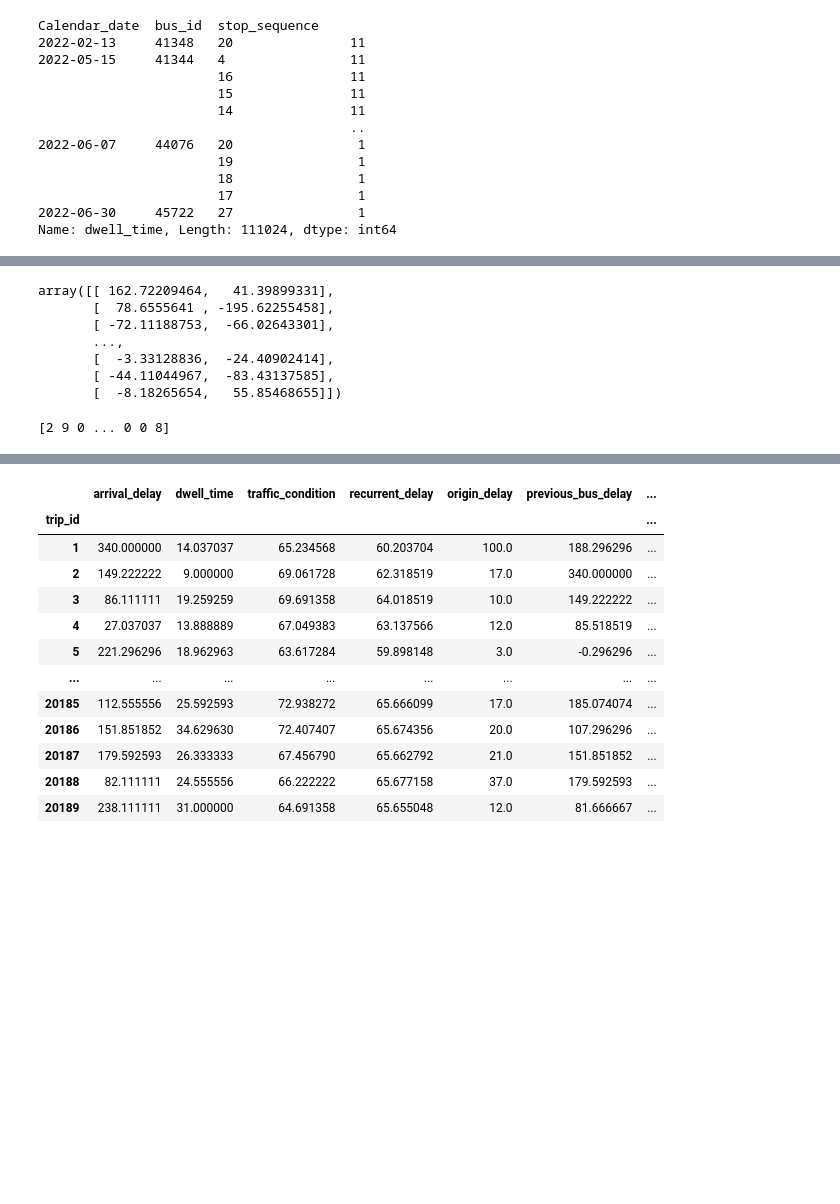
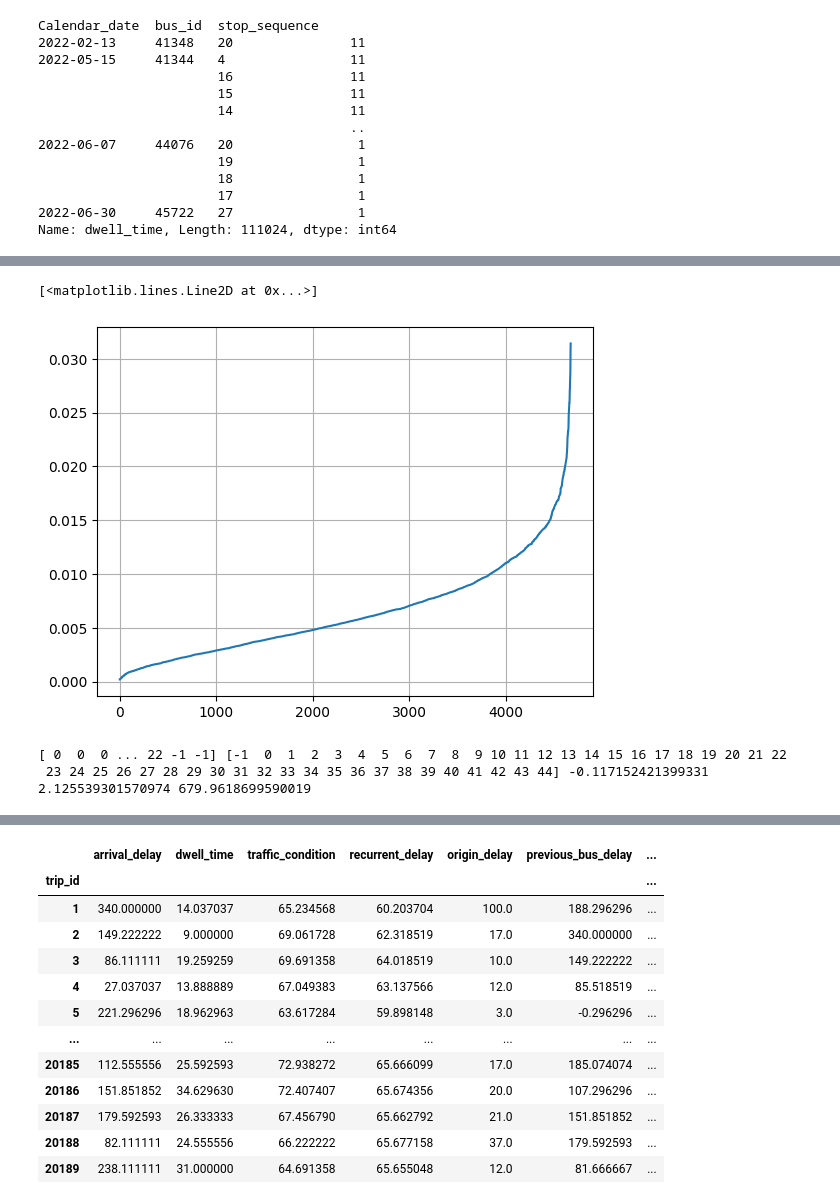
Before and after one commit to Fmazin/AI_Project, a Jupyter notebook: code/main_project_flow.ipynb, the cells around one changed output, grey strips where cells are left out. Saved outputs shown, nothing was run; the diff lists cells and outputs as text; code cells hidden in the pictures; blank space fills up the shorter version.

```diff
--- a/code/main_project_flow.ipynb
+++ b/code/main_project_flow.ipynb
@@ -140,29 +146,39 @@ from sklearn import preprocessing
-# %%
-x
-# %% [output]
-array([[ 162.72209464,   41.39899331],
-       [  78.6555641 , -195.62255458],
-       [ -72.11188753,  -66.02643301],
-       ...,
-       [  -3.33128836,  -24.40902414],
-       [ -44.11044967,  -83.43137585],
-       [  -8.18265654,   55.85468655]])
+# %%
+from sklearn.neighbors import NearestNeighbors
+
+neighbors = NearestNeighbors(n_neighbors=4)
+neighbors_fit = neighbors.fit(x)
+distances, indices = neighbors_fit.kneighbors(x)
+
+distances = np.sort(distances, axis=0)
+distances = distances[:,1]
+plt.figure()
+""" plt.xlim(4400,4671)
+plt.ylim(0, 0.5) """
+plt.grid(True)
+plt.plot(distances)
+# %% [output]
+[<matplotlib.lines.Line2D at 0x...>]
+[figure, added]
 # %%
 # BELOW lines enables you to comment in and out clustering method you want to use note that GMM have different ouput and thus labels are extracted differently
-clusters = KMeans(n_clusters=7, random_state=0, n_init="auto")# check the parameters at https://scikit-learn.org/stable/modules/generated/sklearn.cluster.KMeans.html
-clusters.fit(x)
+#clusters = KMeans(n_clusters=7, random_state=0, n_init="auto")# check the parameters at https://scikit-learn.org/stable/modules/generated/sklearn.cluster.KMeans.html
+#clusters.fit(x)
 #clusters = AgglomerativeClustering(n_clusters=n_clusters,metric='euclidean', linkage='ward').fit(vectorized_day_dataset_no_nans) # check the parameters at https://scikit-learn.org/stable/modules/generated/sklearn.cluster.AgglomerativeClustering.html
-#clusters = DBSCAN(eps=500, min_samples = 2).fit(vectorized_day_dataset_no_nans) # check the parameters at https://scikit-learn.org/stable/modules/generated/sklearn.cluster.DBSCAN.html
+clusters = DBSCAN(eps=0.021, min_samples=6).fit(x) # check the parameters at https://scikit-learn.org/stable/modules/generated/sklearn.cluster.DBSCAN.html
+#clusters = OPTICS(min_samples=8, max_eps=0.018, cluster_method='dbscan').fit(x) #OPTICS is not it
+#clusters = SpectralClustering(n_clusters=3).fit(x)
 
 if clusters is not None:
  cluster_labels = clusters.labels_
 
-#cluster_labels = GaussianMixture(n_components=n_clusters).fit(vectorized_day_dataset_no_nans).predict(vectorized_day_dataset_no_nans) #check the parameters at  https://scikit-learn.org/stable/auto_examples/mixture/plot_gmm_init.html#sphx-glr-auto-examples-mixture-plot-gmm-init-py
+#cluster_labels = GaussianMixture(n_components=3).fit(x).predict(x) #check the parameters at  https://scikit-learn.org/stable/auto_examples/mixture/plot_gmm_init.html#sphx-glr-auto-examples-mixture-plot-gmm-init-py
 
 
-print(cluster_labels)
+print(cluster_labels, np.unique(cluster_labels), silhouette_score(x, cluster_labels), davies_bouldin_score(x,cluster_labels), calinski_harabasz_score(x, cluster_labels))
 # %% [output]
-[2 9 0 ... 0 0 8]
+[ 0  0  0 ... 22 -1 -1] [-1  0  1  2  3  4  5  6  7  8  9 10 11 12 13 14 15 16 17 18 19 20 21 22
+ 23 24 25 26 27 28 29 30 31 32 33 34 35 36 37 38 39 40 41 42 43 44] -0.117152421399331 2.125539301570974 679.9618699590019
 # %%
 new_x = np.zeros([len(x), 3])
 for i in range(0, len(x)):
```
Also changed, not shown: parts of 22 cells of this notebook, 2 other files.
